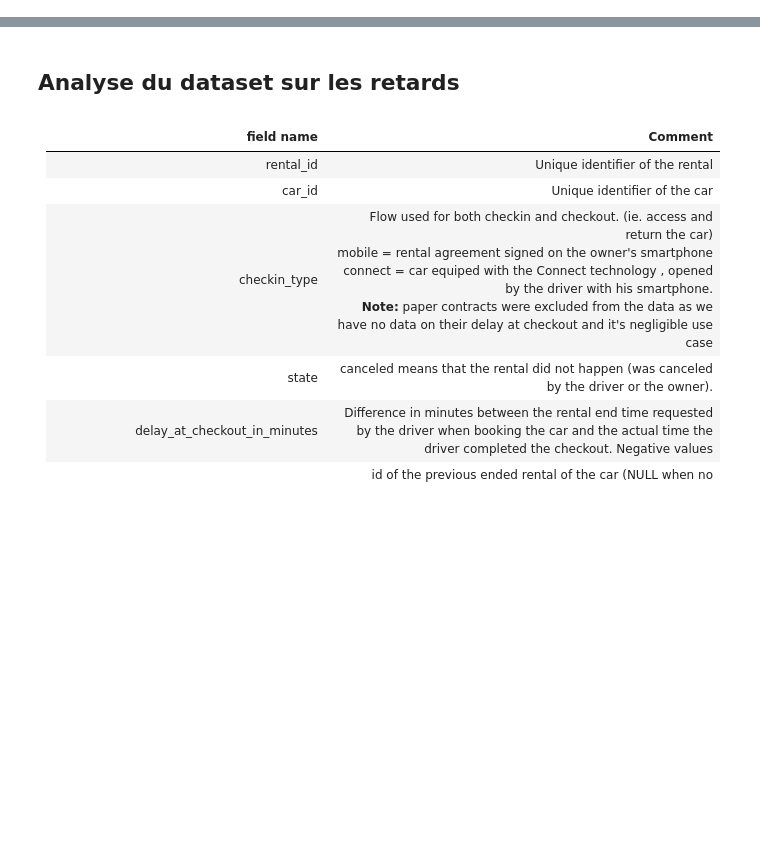
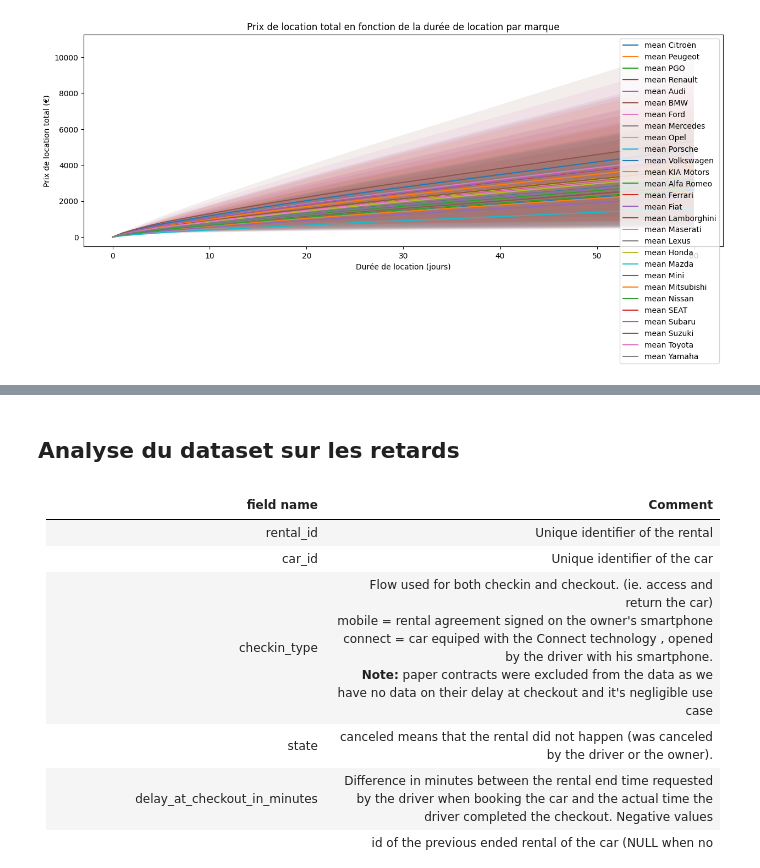
Before and after one commit to pradelf/getaround, a Jupyter notebook: notebooks/02_Getaround_eda.ipynb, the cells around one changed output, grey strips where cells are left out. Drawn from its saved outputs; the diff is of its cells as text; code cells hidden in the pictures; blank space fills up the shorter version.

```diff
--- a/notebooks/02_Getaround_eda.ipynb
+++ b/notebooks/02_Getaround_eda.ipynb
@@ -18,0 +232,31 @@ On peut également approfondir l'exploration en s'appuyant sur les questions :
+# %%
+marque=pricing_df['model_key'].unique().tolist()
+marque=['Citroën', 'Peugeot', 'Renault', 'Volkswagen', 'BMW']
+marque=['Peugeot',  'Volkswagen']
+marque=pricing_df['model_key'].unique().tolist()
+# %%
+brand=random.choice(marque)
+plt.figure(figsize=(15, 5))
+# Create x and y Ranges
+x = np.linspace(0.0, 60.0, num=61)
+for brand in marque:
+    y = [ prix_final_total_location_mean(pricing_df,brand,xi)['mean'] for xi in x ]
+    yp = [ prix_final_total_location(pricing_df,brand,xi,mina=False)['min'] for xi in x ]
+    ym = [prix_final_total_location(pricing_df,brand,xi,mina=True)['max'] for xi in x ]
+    #y1 = [prix_location_max(pricing_df,brand,xi)['mean'] for xi in x ]
+    #y1p = [prix_location_max(pricing_df,brand,xi)['mean']+prix_location_max(pricing_df,brand,xi)['std'] for xi in x ]
+    #y1m = [prix_location_max(pricing_df,brand,xi)['mean']-prix_location_max(pricing_df,brand,xi)['std'] for xi in x ]
+    #y2= [prix_location_par_jour(pricing_df,brand)['mean']*xi for xi in x ]
+    # Plot the function
+    plt.plot(x, y, label='mean '+brand)
+    plt.fill_between(x, yp, ym, alpha=0.1)
+    #plt.plot(x, y1, label='max '+brand)
+    #plt.fill_between(x, y1p, y1m, alpha=0.2)
+    #plt.plot(x, y2, label='sans réduction '+brand)
+plt.xlabel('Durée de location (jours)')
+plt.ylabel('Prix de location total (€)')
+plt.title('Prix de location total en fonction de la durée de location par marque')
+plt.legend()
+plt.show()
+# %% [output]
+[figure, added]
```
Also changed, not shown: parts of 58 cells of this notebook, 15 other files.
